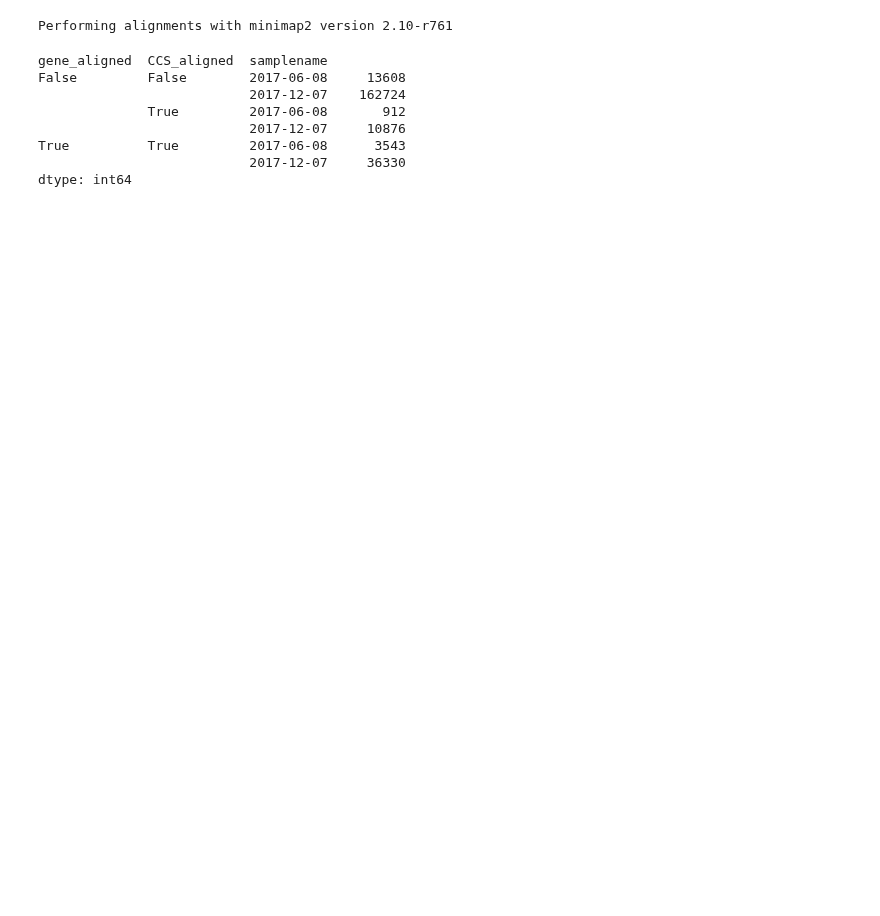
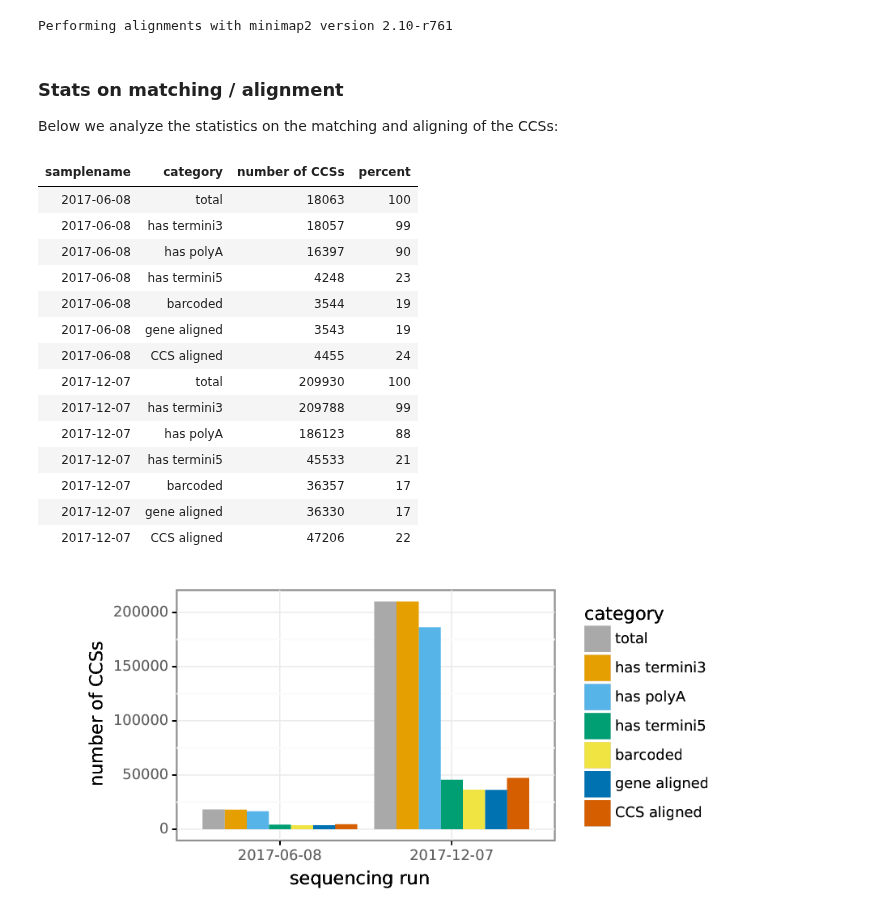
Before and after one commit to jbloomlab/IFNsorted_flu_single_cell, a Jupyter notebook: pacbio_analysis.ipynb, the cells around one changed output. Drawn from its saved outputs; the diff is of its cells as text; code cells hidden in the pictures; blank space fills up the shorter version.

Commit message:
stats on CCS matching / alignment

```diff
--- a/pacbio_analysis.ipynb
+++ b/pacbio_analysis.ipynb
@@ -299,17 +299,58 @@ df = dms_tools2.pacbio.matchAndAlignCCS(
         umi='N{10}',
         barcode='N{16}',
         termini3=dms_tools2.utils.reverseComplement(primer3)[ : trim_ends]
-        )
+        ).rename(columns={'has_spacer':'has_polyA'})
 # %% [output]
 Performing alignments with minimap2 version 2.10-r761
-# %%
-df.groupby(['gene_aligned', 'CCS_aligned', 'samplename']).size()
-# %% [output]
-gene_aligned  CCS_aligned  samplename
-False         False        2017-06-08     13608
-                           2017-12-07    162724
-              True         2017-06-08       912
-                           2017-12-07     10876
-True          True         2017-06-08      3543
-                           2017-12-07     36330
-dtype: int64
+# %% [markdown]
+### Stats on matching / alignment
+Below we analyze the statistics on the matching and aligning of the CCSs:
+# %%
+match_align_cats = ['total', 'has_termini3', 'has_polyA', 'has_termini5',
+                    'barcoded', 'gene_aligned', 'CCS_aligned']
+
+match_align_df = (
+    df
+    .assign(total=True)
+    .melt(id_vars=['samplename'],
+          value_vars=match_align_cats,
+          var_name='category',
+          value_name='number of CCSs')
+    .groupby(['samplename', 'category'], as_index=False)
+    .aggregate('sum')
+    .assign(category=lambda x: pandas.Categorical(
+            x.category.str.replace('_', ' '),
+            [col.replace('_', ' ') for col in match_align_cats]))
+    .sort_values(['samplename', 'category'])
+    .assign(percent=lambda x: 100 * x['number of CCSs'] /
+               x.groupby('samplename')['number of CCSs'].transform('max'))
+    )
+
+display(HTML(match_align_df.to_html(index=False, float_format='%d')))
+
+match_align_plot = os.path.join(aligndir, 'match_align_plot.pdf')
+(ggplot(match_align_df, aes('samplename', 'number of CCSs')) +
+    geom_bar(aes(fill='category'), position='dodge', stat='identity') +
+    scale_fill_manual(COLOR_BLIND_PALETTE_GRAY) +
+    xlab('sequencing run')
+    ).save(match_align_plot,
+           width=1.5 * (1 + len(seqruns)),
+           height=3)
+showPDF(match_align_plot, width=700)
+# %% [output]
+| samplename | category | number of CCSs | percent |
+| 2017-06-08 | total | 18063 | 100 |
+| 2017-06-08 | has termini3 | 18057 | 99 |
+| 2017-06-08 | has polyA | 16397 | 90 |
+| 2017-06-08 | has termini5 | 4248 | 23 |
+| 2017-06-08 | barcoded | 3544 | 19 |
+| 2017-06-08 | gene aligned | 3543 | 19 |
+| 2017-06-08 | CCS aligned | 4455 | 24 |
+| 2017-12-07 | total | 209930 | 100 |
+| 2017-12-07 | has termini3 | 209788 | 99 |
+| 2017-12-07 | has polyA | 186123 | 88 |
+| 2017-12-07 | has termini5 | 45533 | 21 |
+| 2017-12-07 | barcoded | 36357 | 17 |
+| 2017-12-07 | gene aligned | 36330 | 17 |
+| 2017-12-07 | CCS aligned | 47206 | 22 |
+[figure, added]
```
Also changed, not shown: parts of 6 cells of this notebook.
